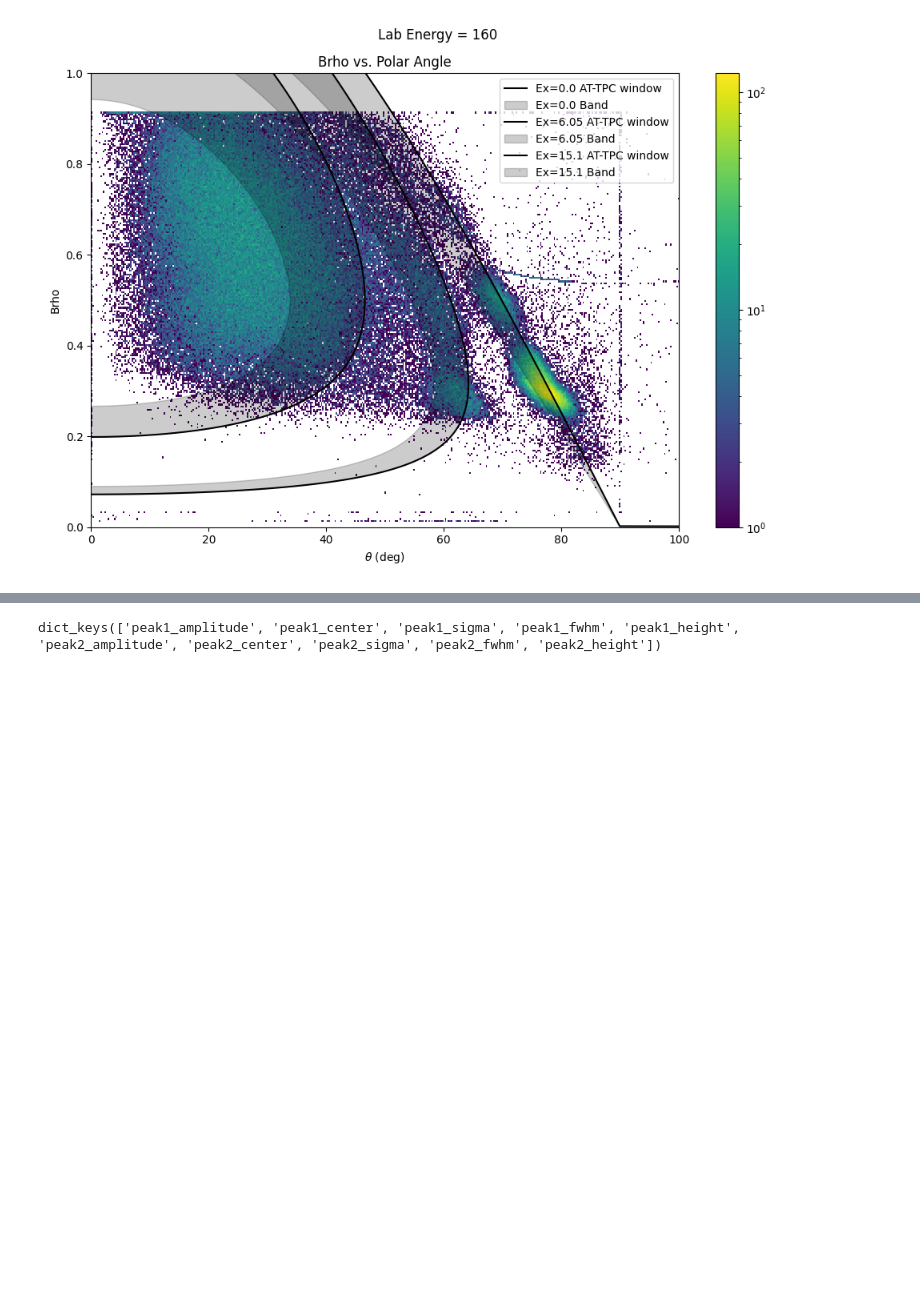
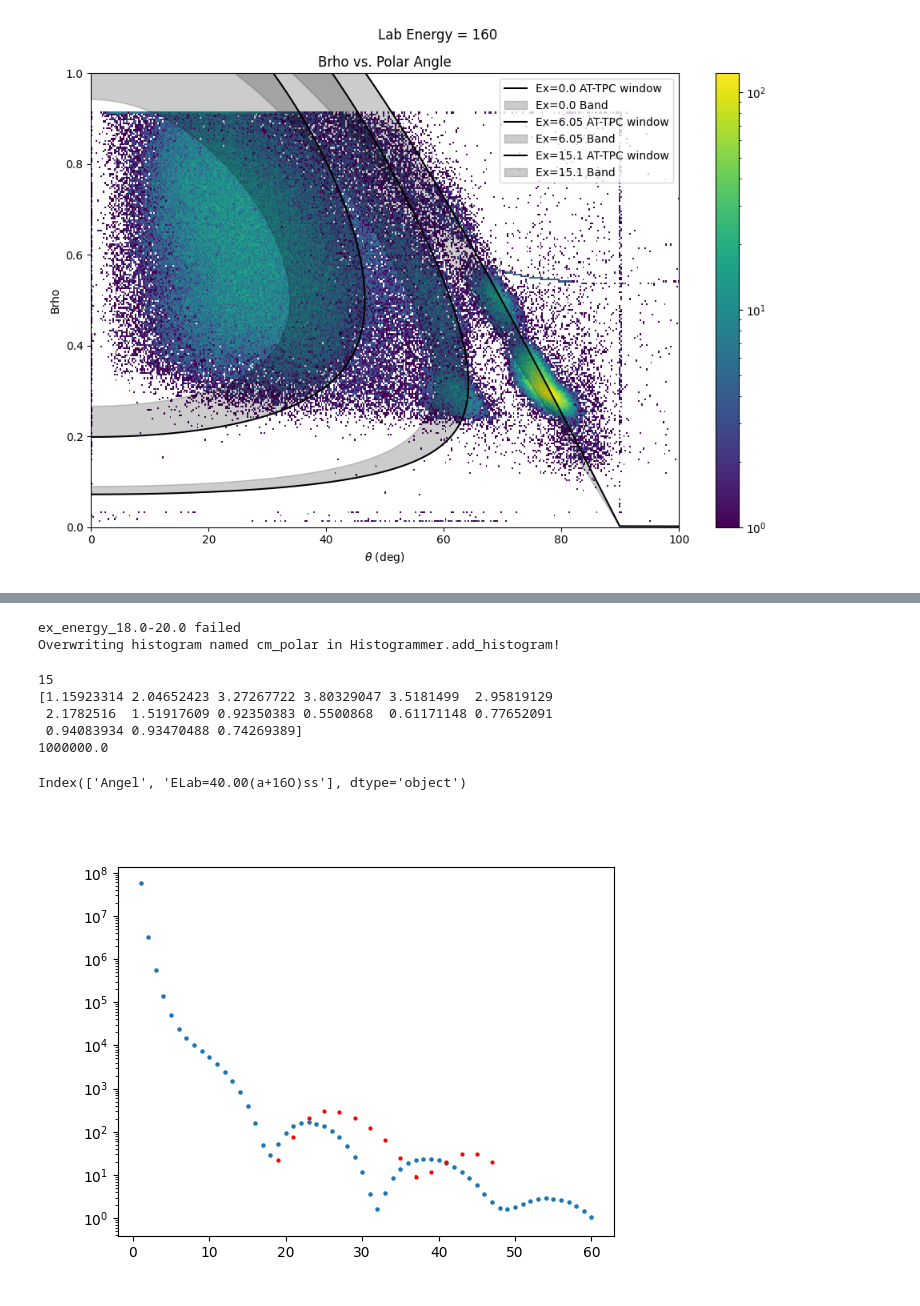
Before and after one commit to singhp99/e20020_analysis, a Jupyter notebook: notebooks/excitation_analysis.ipynb, the cells around one changed output, grey strips where cells are left out. Saved outputs shown, nothing was run; the diff lists cells and outputs as text; code cells hidden in the pictures; blank space fills up the shorter version.

```diff
--- a/notebooks/excitation_analysis.ipynb
+++ b/notebooks/excitation_analysis.ipynb
@@ -471,3 +471,73 @@ with PdfPages("/Users/pranjalsingh/Desktop/research_space_spyral/O16_alpha_elast
 # %%
+cm_counts = np.zeros(ang_dist_bins)
+cm_counts_err = np.zeros(ang_dist_bins)
+
+# state_id = states[state2analyze]["peak_num"]
+state_id = 1
+for idx, fit in enumerate(sub_fits.items()):
+    comps_fit = fit[1].eval_components()
+    state_fit = comps_fit[f"peak{state_id}_"]
+    cm_counts[idx] = np.sum(state_fit)
+
+    # If fit is bad, uncertainties cannot be estimated
+    try:
+        fit[1].eval_uncertainty()
+        fit_err = fit[1].dely_comps
+        cm_counts_err[idx] = np.sqrt(np.sum(fit_err[f"peak{state_id}_"]**2))
+    except:
+        print(f"{fit[0]} failed")
+
+grammer.add_hist1d("cm_polar", ang_dist_bins, (min_cm, max_cm))
+cm_hist = grammer.get_hist1d("cm_polar")
+cm_hist.counts = cm_counts
 # %% [output]
-dict_keys(['peak1_amplitude', 'peak1_center', 'peak1_sigma', 'peak1_fwhm', 'peak1_height', 'peak2_amplitude', 'peak2_center', 'peak2_sigma', 'peak2_fwhm', 'peak2_height'])
+ex_energy_18.0-20.0 failed
+Overwriting histogram named cm_polar in Histogrammer.add_histogram!
+# %%
+length = 1    # Units of meters
+beam_counts = 100000000
+nuclei_areal_density = pressure * torr_2_pascal * length / boltzmann / temperature * stoich * 1.0e-31 # Units of target nuclei / millibarns
+
+# Without efficiency correction
+xs = cm_hist.counts  / np.diff(np.cos(np.deg2rad(cm_hist.bins))) / (-2 * np.pi * beam_counts * nuclei_areal_density)   # Units of millibarns / steradians
+xs_err = np.sqrt(cm_hist.counts) / np.diff(np.cos(np.deg2rad(cm_hist.bins))) / (-2 * np.pi * beam_counts * nuclei_areal_density)
+# %%
+print(len(cm_hist.bins[:-1]+cm_hist.bin_width/2))
+print(xs_err)
+print(100000000/100)
+# %% [output]
+15
+[1.15923314 2.04652423 3.27267722 3.80329047 3.5181499  2.95819129
+ 2.1782516  1.51917609 0.92350383 0.5500868  0.61171148 0.77652091
+ 0.94083934 0.93470488 0.74269389]
+1000000.0
+# %%
+import pandas as pd
+
+file_path = "/Users/pranjalsingh/Desktop/research_space_spyral/digios/analysis/working/DWBA.Xsec.txt"
+df = pd.read_csv(file_path, sep='\s+', skiprows=1)
+print(df.columns)
+df
+
+angle = df['Angel'].to_numpy().astype(float)
+xsec = df['ELab=40.00(a+16O)ss'].to_numpy().astype(float)
+
+fig, ax = plt.subplots(1, 1)
+ax.scatter(angle[1:], xsec[1:],label = "Theoretical",s=5)
+ax.set_yscale("log")
+
+ax.errorbar(cm_hist.bins[:-1]+cm_hist.bin_width/2, xs, yerr=xs_err, c="red",fmt='o', markersize=2,label="Experiment")
+plt.show()
+ax.set_title("Ground state")
+ax.set_xlabel(r"$\theta_{c.m.}$ (deg)")
+ax.set_ylabel(r"$d\sigma / d\Omega_{c.m.}$ (mb / sr)")
+
+plt.xlim(min_cm, max_cm)
+plt.ylim(0,5e2)
+ax.legend()
+fig.set_figwidth(8.0)
+fig.set_figwidth(6.0)
+fig.tight_layout()
+# %% [output]
+Index(['Angel', 'ELab=40.00(a+16O)ss'], dtype='object')
+[figure, added]
```
Also changed, not shown: parts of 4 cells of this notebook.
